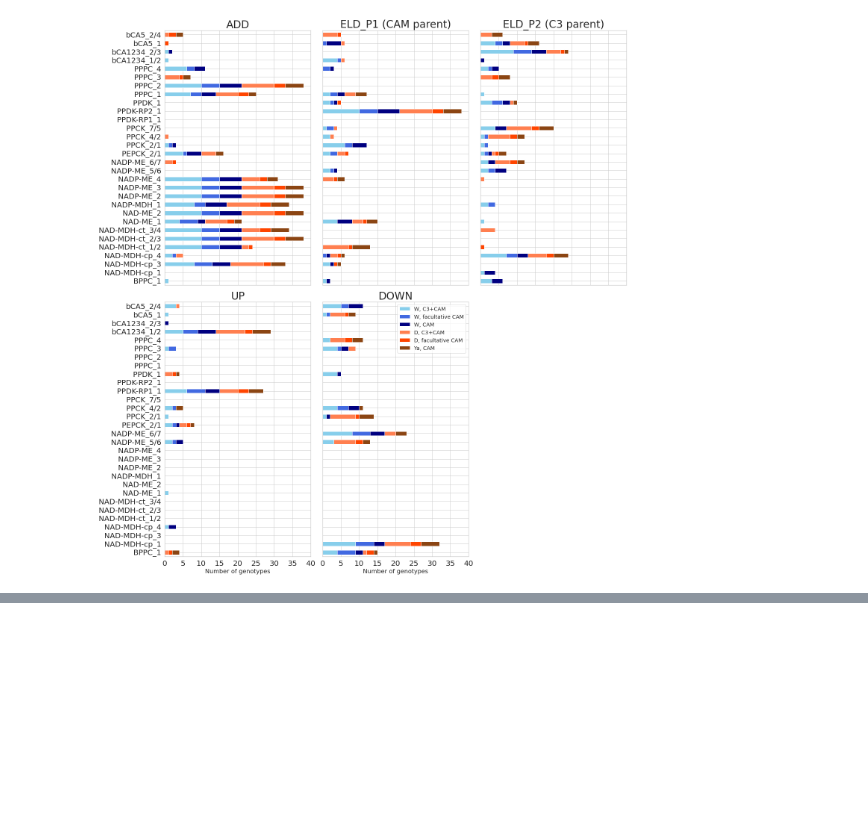
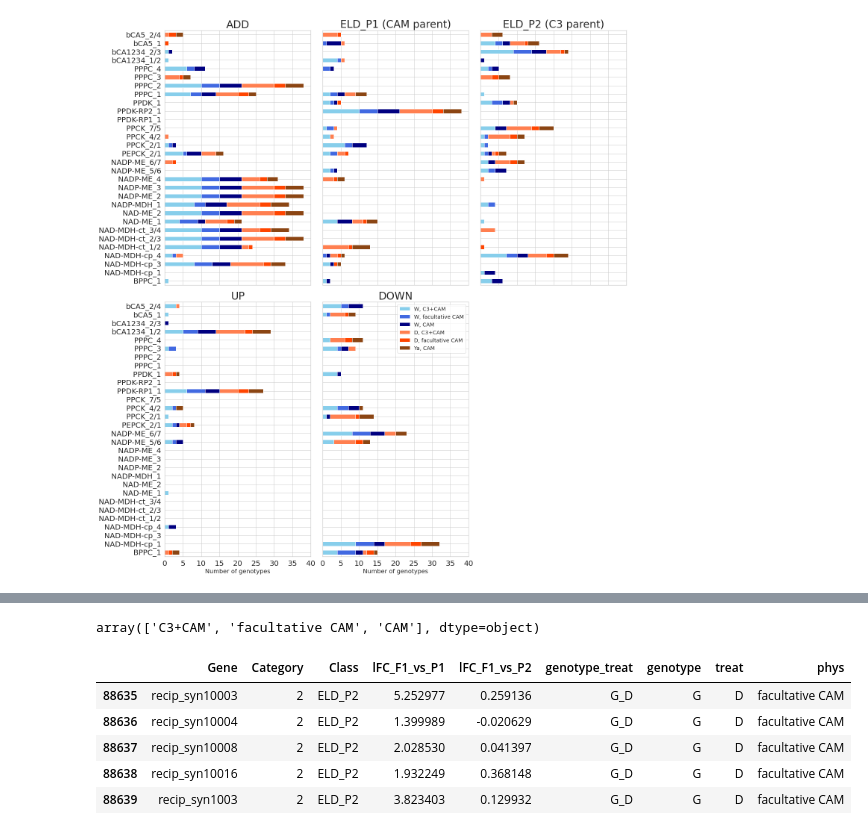
Before and after one commit to achpardo/yucca-genomics, a Jupyter notebook: differential_expression/expression_partitioning_downstream/remake_hybexp_figs.ipynb, the cells around one changed output, grey strips where cells are left out. Cells and saved outputs as stored; diff of their text form; code cells hidden in the pictures; blank space fills up the shorter version.

```diff
--- a/differential_expression/expression_partitioning_downstream/remake_hybexp_figs.ipynb
+++ b/differential_expression/expression_partitioning_downstream/remake_hybexp_figs.ipynb
@@ -414,0 +428,15 @@ cr.to_csv("./camgenes_in_hybexp_results_withphys.txt",sep="\t",header=True,index
+# %%
+res["phys"].unique()
+# %% [output]
+array(['C3+CAM', 'facultative CAM', 'CAM'], dtype=object)
+# %%
+# genes of particular interest today: ELD_P2 genes in facultative CAM Yg (Karolina has requested a list of these)
+eldp2_fac = res[(res["phys"]=="facultative CAM")&(res["Class"]=="ELD_P2")]
+eldp2_fac.head()
+# %% [output]
+|  | Gene | Category | Class | lFC_F1_vs_P1 | lFC_F1_vs_P2 | genotype_treat | genotype | treat | phys |
+| 88635 | recip_syn10003 | 2 | ELD_P2 | 5.252977 | 0.259136 | G_D | G | D | facultative CAM |
+| 88636 | recip_syn10004 | 2 | ELD_P2 | 1.399989 | -0.020629 | G_D | G | D | facultative CAM |
+| 88637 | recip_syn10008 | 2 | ELD_P2 | 2.028530 | 0.041397 | G_D | G | D | facultative CAM |
+| 88638 | recip_syn10016 | 2 | ELD_P2 | 1.932249 | 0.368148 | G_D | G | D | facultative CAM |
+| 88639 | recip_syn1003 | 2 | ELD_P2 | 3.823403 | 0.129932 | G_D | G | D | facultative CAM |
```
Also changed, not shown: parts of 25 cells of this notebook, 19 other files.
